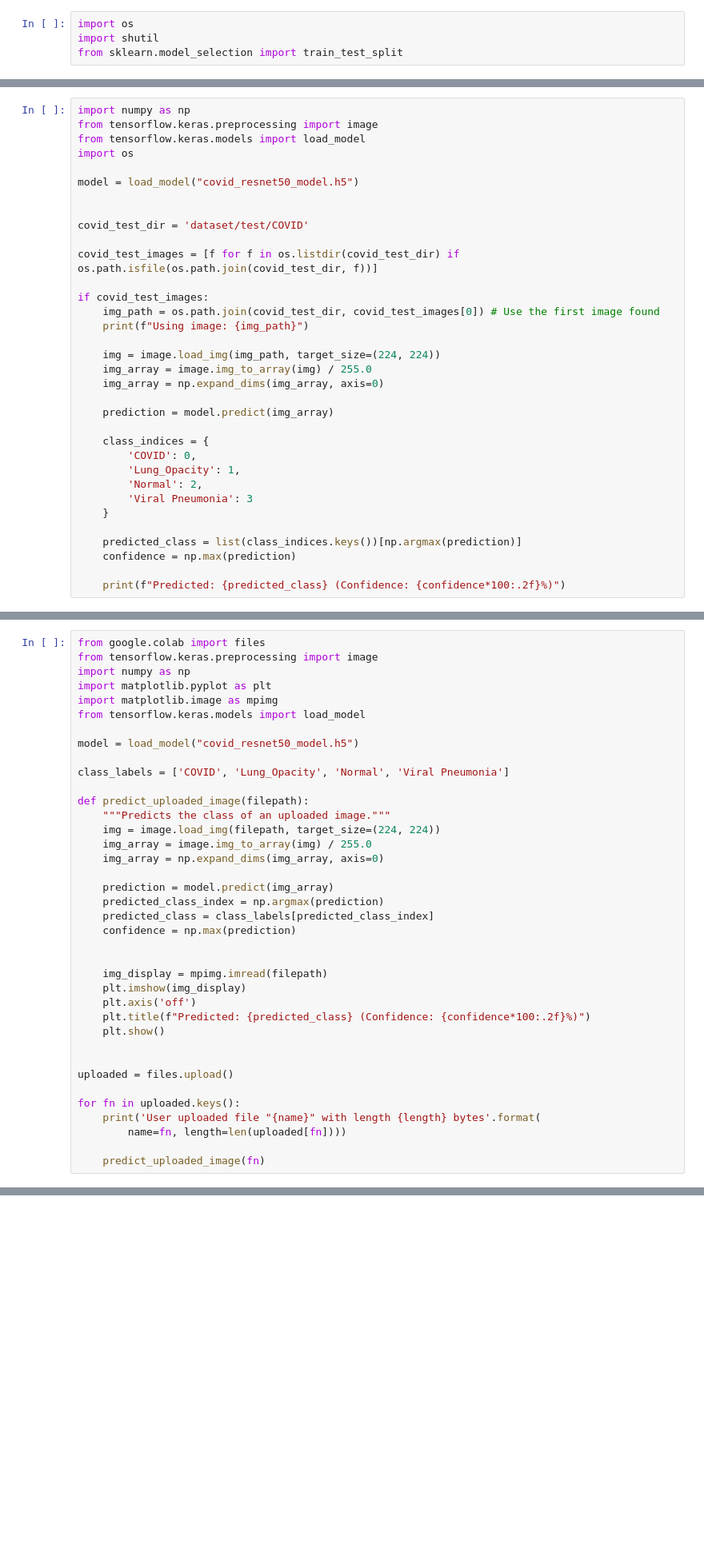
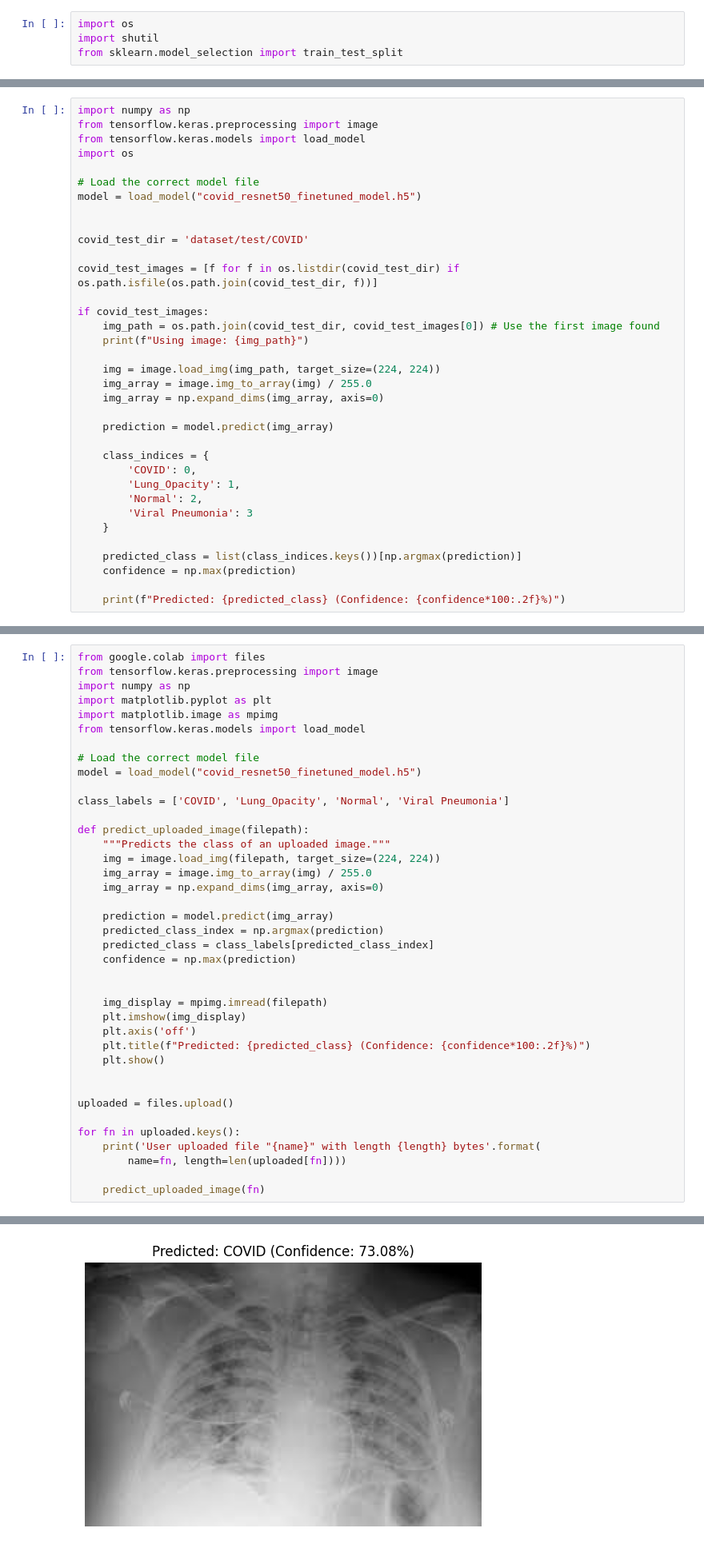
Before and after one commit to 3BR22AI066/RESNET, a Jupyter notebook: chapter_appendix-tools-for-deep-learning/jupyter.ipynb, the cells around one changed output, grey strips where cells are left out. Shown at 80% size. Cells and saved outputs as stored; diff of their text form; blank space fills up the shorter version.

```diff
--- a/chapter_appendix-tools-for-deep-learning/jupyter.ipynb
+++ b/chapter_appendix-tools-for-deep-learning/jupyter.ipynb
@@ -274,7 +302,8 @@ from tensorflow.keras.preprocessing import image
 from tensorflow.keras.models import load_model
 import os
 
-model = load_model("covid_resnet50_model.h5")
+# Load the correct model file
+model = load_model("covid_resnet50_finetuned_model.h5")
 
 
 covid_test_dir = 'dataset/test/COVID'
@@ -319,7 +355,8 @@ import matplotlib.pyplot as plt
 import matplotlib.image as mpimg
 from tensorflow.keras.models import load_model
 
-model = load_model("covid_resnet50_model.h5")
+# Load the correct model file
+model = load_model("covid_resnet50_finetuned_model.h5")
 
 class_labels = ['COVID', 'Lung_Opacity', 'Normal', 'Viral Pneumonia']
 
@@ -349,3 +386,4 @@ for fn in uploaded.keys():
         name=fn, length=len(uploaded[fn])))
 
     predict_uploaded_image(fn)
+# %% [output]
@@ -351,0 +395 @@ for fn in uploaded.keys():
+[figure, added]
```
Also changed, not shown: parts of 6 cells of this notebook.
